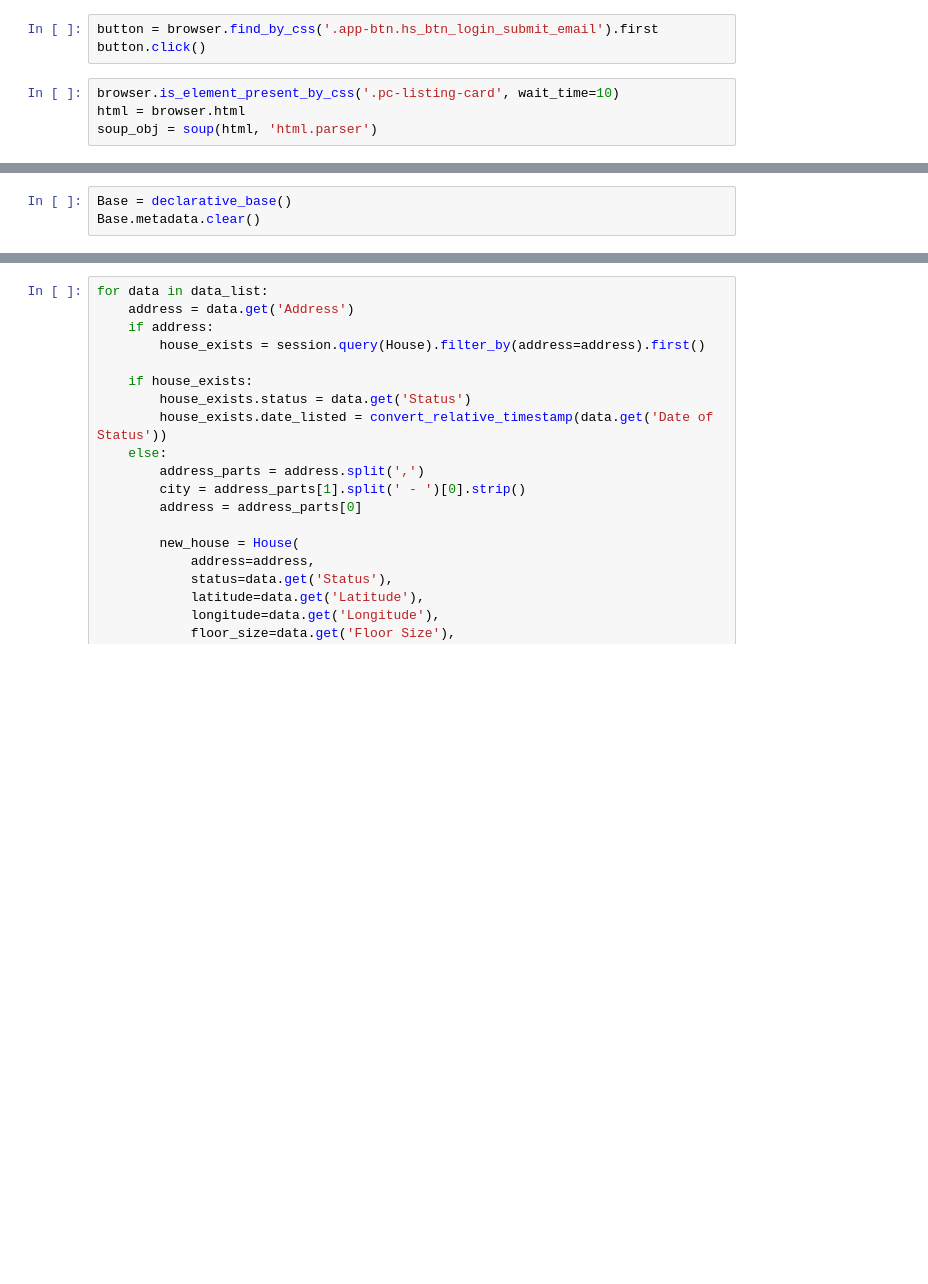
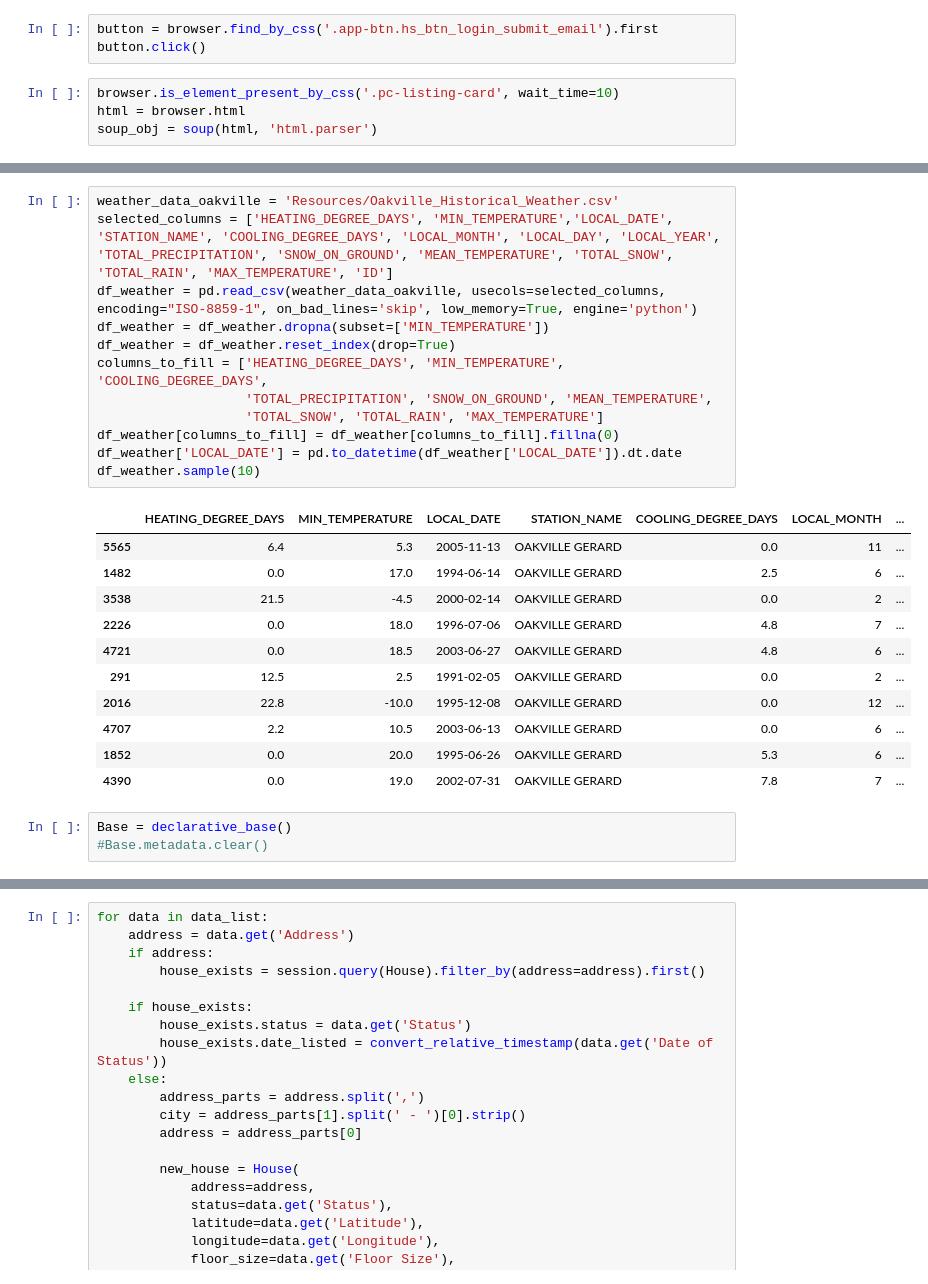
Before and after one commit to MaisieDeGraaf/oakville-housing-etl, a Jupyter notebook: housesaledata.ipynb, the cells around one changed output, grey strips where cells are left out. Cells and saved outputs as stored; diff of their text form; blank space fills up the shorter version.

```diff
--- a/housesaledata.ipynb
+++ b/housesaledata.ipynb
@@ -181,6 +180,30 @@ df
+# %%
+weather_data_oakville = 'Resources/Oakville_Historical_Weather.csv'
+selected_columns = ['HEATING_DEGREE_DAYS', 'MIN_TEMPERATURE','LOCAL_DATE', 'STATION_NAME', 'COOLING_DEGREE_DAYS', 'LOCAL_MONTH', 'LOCAL_DAY', 'LOCAL_YEAR', 'TOTAL_PRECIPITATION', 'SNOW_ON_GROUND', 'MEAN_TEMPERATURE', 'TOTAL_SNOW', 'TOTAL_RAIN', 'MAX_TEMPERATURE', 'ID']
+df_weather = pd.read_csv(weather_data_oakville, usecols=selected_columns, encoding="ISO-8859-1", on_bad_lines='skip', low_memory=True, engine='python')
+df_weather = df_weather.dropna(subset=['MIN_TEMPERATURE'])
+df_weather = df_weather.reset_index(drop=True)
+columns_to_fill = ['HEATING_DEGREE_DAYS', 'MIN_TEMPERATURE', 'COOLING_DEGREE_DAYS',
+                   'TOTAL_PRECIPITATION', 'SNOW_ON_GROUND', 'MEAN_TEMPERATURE',
+                   'TOTAL_SNOW', 'TOTAL_RAIN', 'MAX_TEMPERATURE']
+df_weather[columns_to_fill] = df_weather[columns_to_fill].fillna(0)
+df_weather['LOCAL_DATE'] = pd.to_datetime(df_weather['LOCAL_DATE']).dt.date
+df_weather.sample(10)
+# %% [output]
+|  | HEATING_DEGREE_DAYS | MIN_TEMPERATURE | LOCAL_DATE | STATION_NAME | COOLING_DEGREE_DAYS | LOCAL_MONTH | ... |
+| 5565 | 6.4 | 5.3 | 2005-11-13 | OAKVILLE GERARD | 0.0 | 11 | ... |
+| 1482 | 0.0 | 17.0 | 1994-06-14 | OAKVILLE GERARD | 2.5 | 6 | ... |
+| 3538 | 21.5 | -4.5 | 2000-02-14 | OAKVILLE GERARD | 0.0 | 2 | ... |
+| 2226 | 0.0 | 18.0 | 1996-07-06 | OAKVILLE GERARD | 4.8 | 7 | ... |
+| 4721 | 0.0 | 18.5 | 2003-06-27 | OAKVILLE GERARD | 4.8 | 6 | ... |
+| 291 | 12.5 | 2.5 | 1991-02-05 | OAKVILLE GERARD | 0.0 | 2 | ... |
+| 2016 | 22.8 | -10.0 | 1995-12-08 | OAKVILLE GERARD | 0.0 | 12 | ... |
+| 4707 | 2.2 | 10.5 | 2003-06-13 | OAKVILLE GERARD | 0.0 | 6 | ... |
+| 1852 | 0.0 | 20.0 | 1995-06-26 | OAKVILLE GERARD | 5.3 | 6 | ... |
+| 4390 | 0.0 | 19.0 | 2002-07-31 | OAKVILLE GERARD | 7.8 | 7 | ... |
 # %%
 Base = declarative_base()
-Base.metadata.clear()
+#Base.metadata.clear()
 # %%
 class House(Base):
     __tablename__ = 'houses'
```
Also changed, not shown: parts of 8 cells of this notebook, 4 other files.
